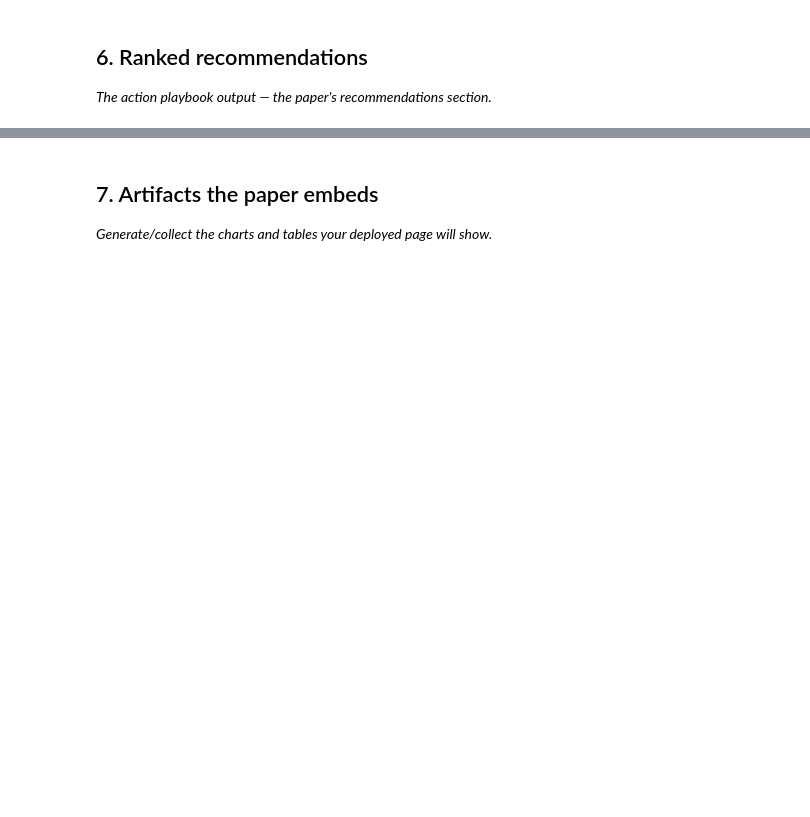
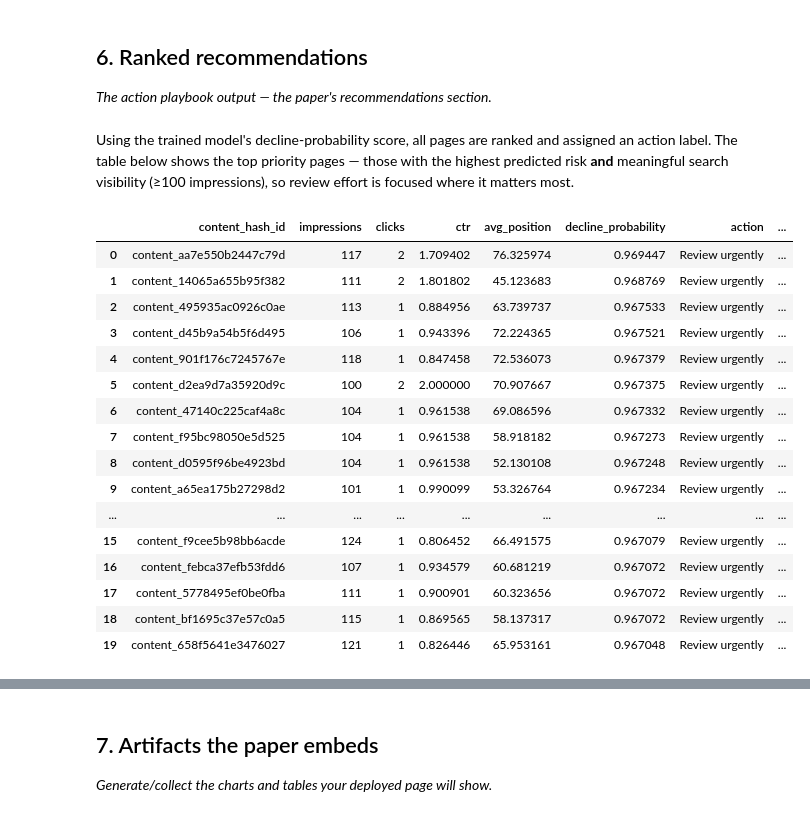
Before and after one commit to ShardhaBatra/flyrank-ml-internship, a Jupyter notebook: work/notebooks/capstone.ipynb, the cells around one changed output, grey strips where cells are left out. Cells and saved outputs as stored; diff of their text form; code cells hidden in the pictures; blank space fills up the shorter version.

```diff
--- a/work/notebooks/capstone.ipynb
+++ b/work/notebooks/capstone.ipynb
@@ -1081,3 +1072,64 @@ hello
 ## 6. Ranked recommendations
 
 *The action playbook output — the paper's recommendations section.*
+# %% [markdown]
+
+
+Using the trained model's decline-probability score, all pages are ranked
+and assigned an action label. The table below shows the top priority pages
+— those with the highest predicted risk **and** meaningful search visibility
+(≥100 impressions), so review effort is focused where it matters most.
+# %%
+def recommendation_reason(row):
+    reasons = []
+    if row["decline_probability"] >= 0.70:
+        reasons.append("HIGH_PREDICTED_RISK")
+    if row["impressions"] >= 100 and row["ctr"] < 2:
+        reasons.append("LOW_CTR")
+    if row["avg_position"] >= 40:
+        reasons.append("POOR_POSITION")
+    if row["ga4_sessions"] <= 1 and row["scroll_events"] <= 1:
+        reasons.append("LOW_ENGAGEMENT")
+    return " + ".join(reasons)
+
+def assign_action(probability):
+    if probability >= 0.70:
+        return "Review urgently"
+    elif probability >= 0.40:
+        return "Review"
+    else:
+        return "Monitor"
+
+final_recommendations = (
+    features[features["impressions"] >= 100]
+    .assign(
+        action=lambda d: d["decline_probability"].apply(assign_action),
+        reason_code=lambda d: d.apply(recommendation_reason, axis=1)
+    )
+    .sort_values("decline_probability", ascending=False)
+    .head(20)
+    .reset_index(drop=True)
+)
+
+final_recommendations[
+    ["content_hash_id", "impressions", "clicks", "ctr", "avg_position",
+     "decline_probability", "action", "reason_code"]
+]
+# %% [output]
+|  | content_hash_id | impressions | clicks | ctr | avg_position | decline_probability | action | ... |
+| 0 | content_aa7e550b2447c79d | 117 | 2 | 1.709402 | 76.325974 | 0.969447 | Review urgently | ... |
+| 1 | content_14065a655b95f382 | 111 | 2 | 1.801802 | 45.123683 | 0.968769 | Review urgently | ... |
+| 2 | content_495935ac0926c0ae | 113 | 1 | 0.884956 | 63.739737 | 0.967533 | Review urgently | ... |
+| 3 | content_d45b9a54b5f6d495 | 106 | 1 | 0.943396 | 72.224365 | 0.967521 | Review urgently | ... |
+| 4 | content_901f176c7245767e | 118 | 1 | 0.847458 | 72.536073 | 0.967379 | Review urgently | ... |
+| 5 | content_d2ea9d7a35920d9c | 100 | 2 | 2.000000 | 70.907667 | 0.967375 | Review urgently | ... |
+| 6 | content_47140c225caf4a8c | 104 | 1 | 0.961538 | 69.086596 | 0.967332 | Review urgently | ... |
+| 7 | content_f95bc98050e5d525 | 104 | 1 | 0.961538 | 58.918182 | 0.967273 | Review urgently | ... |
+| 8 | content_d0595f96be4923bd | 104 | 1 | 0.961538 | 52.130108 | 0.967248 | Review urgently | ... |
+| 9 | content_a65ea175b27298d2 | 101 | 1 | 0.990099 | 53.326764 | 0.967234 | Review urgently | ... |
+| ... | ... | ... | ... | ... | ... | ... | ... | ... |
+| 15 | content_f9cee5b98bb6acde | 124 | 1 | 0.806452 | 66.491575 | 0.967079 | Review urgently | ... |
+| 16 | content_febca37efb53fdd6 | 107 | 1 | 0.934579 | 60.681219 | 0.967072 | Review urgently | ... |
+| 17 | content_5778495ef0be0fba | 111 | 1 | 0.900901 | 60.323656 | 0.967072 | Review urgently | ... |
+| 18 | content_bf1695c37e57c0a5 | 115 | 1 | 0.869565 | 58.137317 | 0.967072 | Review urgently | ... |
+| 19 | content_658f5641e3476027 | 121 | 1 | 0.826446 | 65.953161 | 0.967048 | Review urgently | ... |
```
Also changed, not shown: parts of 30 cells of this notebook.
